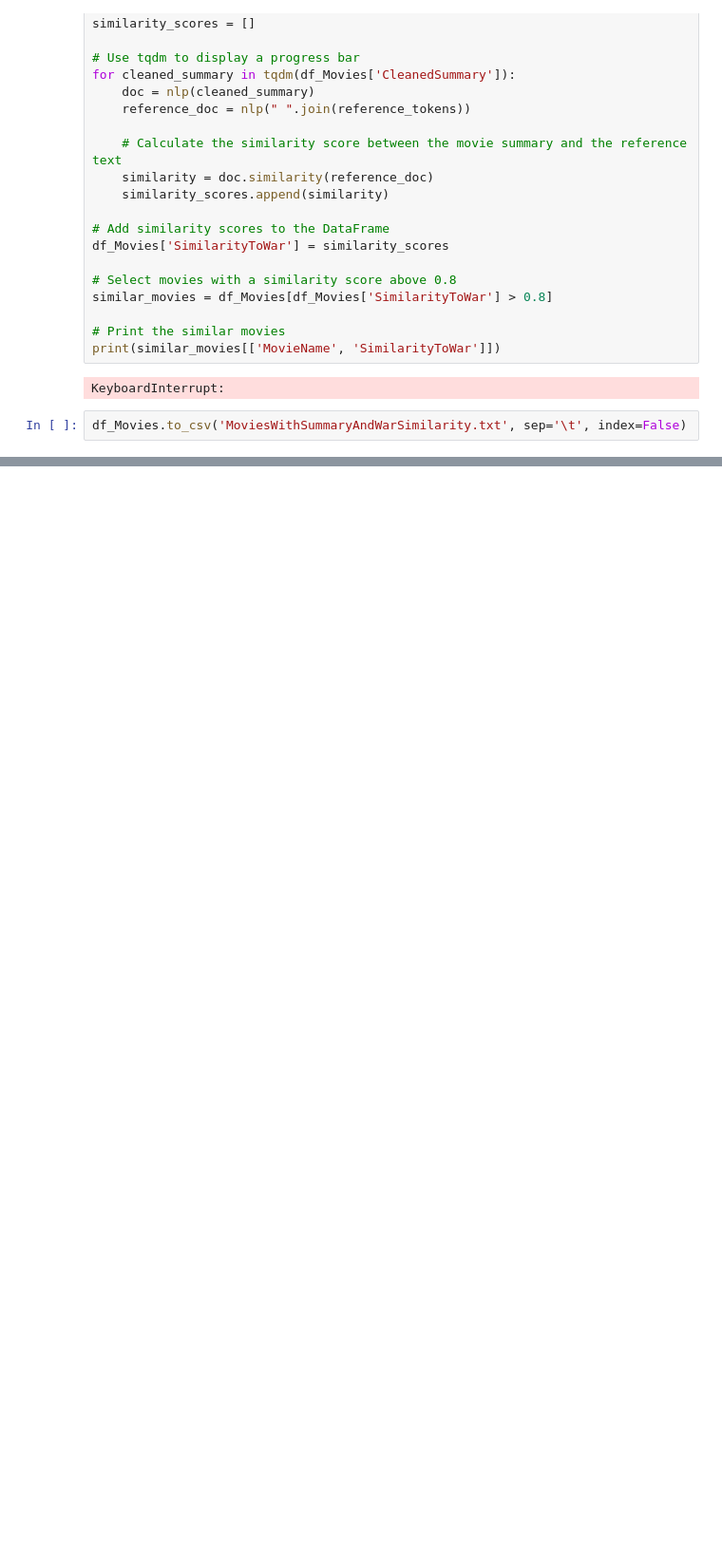
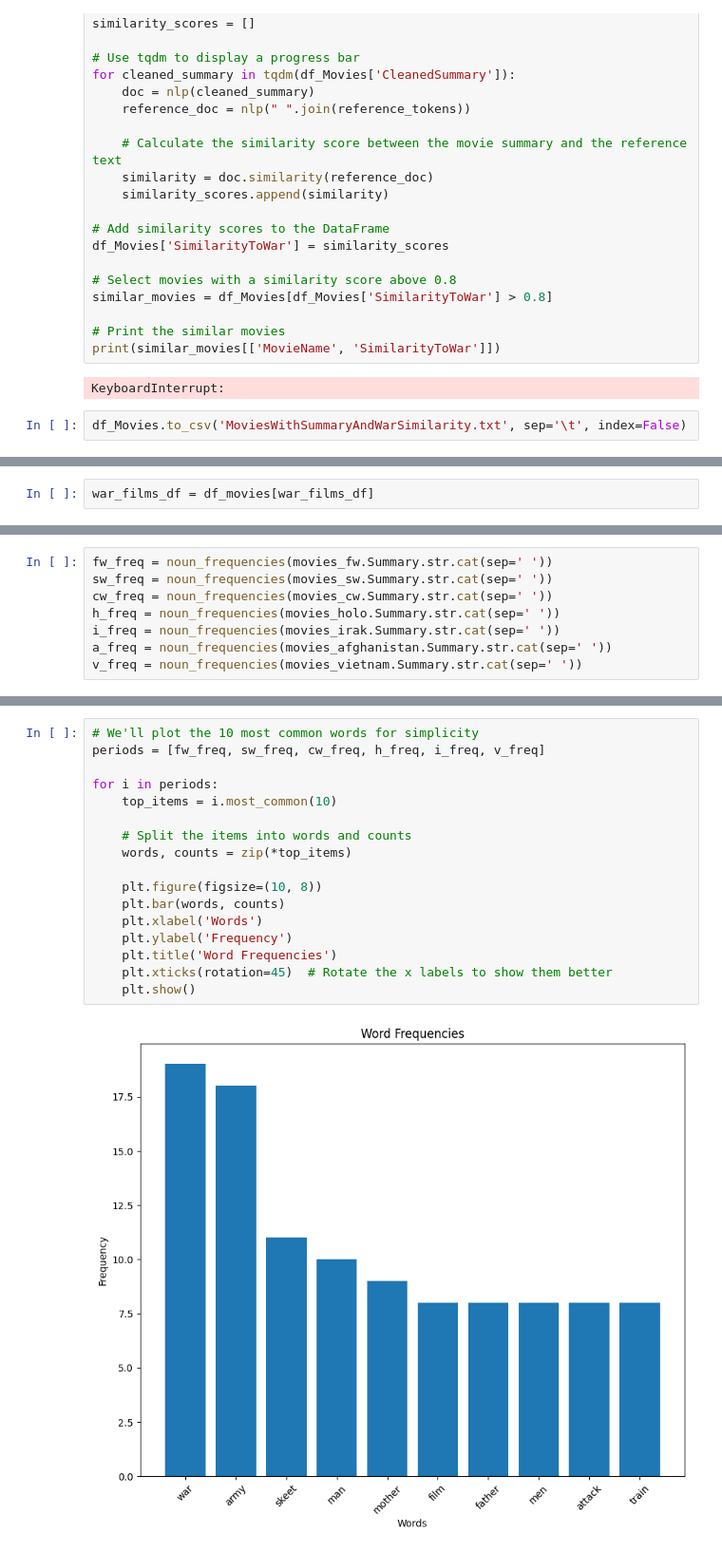
Before and after one commit to epfl-ada/ada-2023-project-padawans, a Jupyter notebook: SimilaritySearch copy.ipynb, the cells around one changed output, grey strips where cells are left out. Shown at 95% size. Drawn from its saved outputs; the diff is of its cells as text; blank space fills up the shorter version.

```diff
--- a/SimilaritySearch copy.ipynb
+++ b/SimilaritySearch copy.ipynb
@@ -310,0 +331,2 @@ war_films_df = df_movies[df_movies['MovieGenres'].str.contains('war', na=False)]
+# %%
+war_films_df = df_movies[war_films_df]
@@ -370,0 +447,8 @@ Counter({'war': 112, 'men': 62, 'film': 57, 'soldiers': 50, 'orders': 47, 'scott
+# %%
+fw_freq = noun_frequencies(movies_fw.Summary.str.cat(sep=' '))
+sw_freq = noun_frequencies(movies_sw.Summary.str.cat(sep=' '))
+cw_freq = noun_frequencies(movies_cw.Summary.str.cat(sep=' '))
+h_freq = noun_frequencies(movies_holo.Summary.str.cat(sep=' '))
+i_freq = noun_frequencies(movies_irak.Summary.str.cat(sep=' '))
+a_freq = noun_frequencies(movies_afghanistan.Summary.str.cat(sep=' '))
+v_freq = noun_frequencies(movies_vietnam.Summary.str.cat(sep=' '))
@@ -370,0 +475,19 @@ Counter({'war': 112, 'men': 62, 'film': 57, 'soldiers': 50, 'orders': 47, 'scott
+# %%
+# We'll plot the 10 most common words for simplicity
+periods = [fw_freq, sw_freq, cw_freq, h_freq, i_freq, v_freq]
+
+for i in periods:
+    top_items = i.most_common(10)
+
+    # Split the items into words and counts
+    words, counts = zip(*top_items)
+
+    plt.figure(figsize=(10, 8))
+    plt.bar(words, counts)
+    plt.xlabel('Words')
+    plt.ylabel('Frequency')
+    plt.title('Word Frequencies')
+    plt.xticks(rotation=45)  # Rotate the x labels to show them better
+    plt.show()
+# %% [output]
+[figure, added]
```
Also changed, not shown: parts of 8 cells of this notebook.
